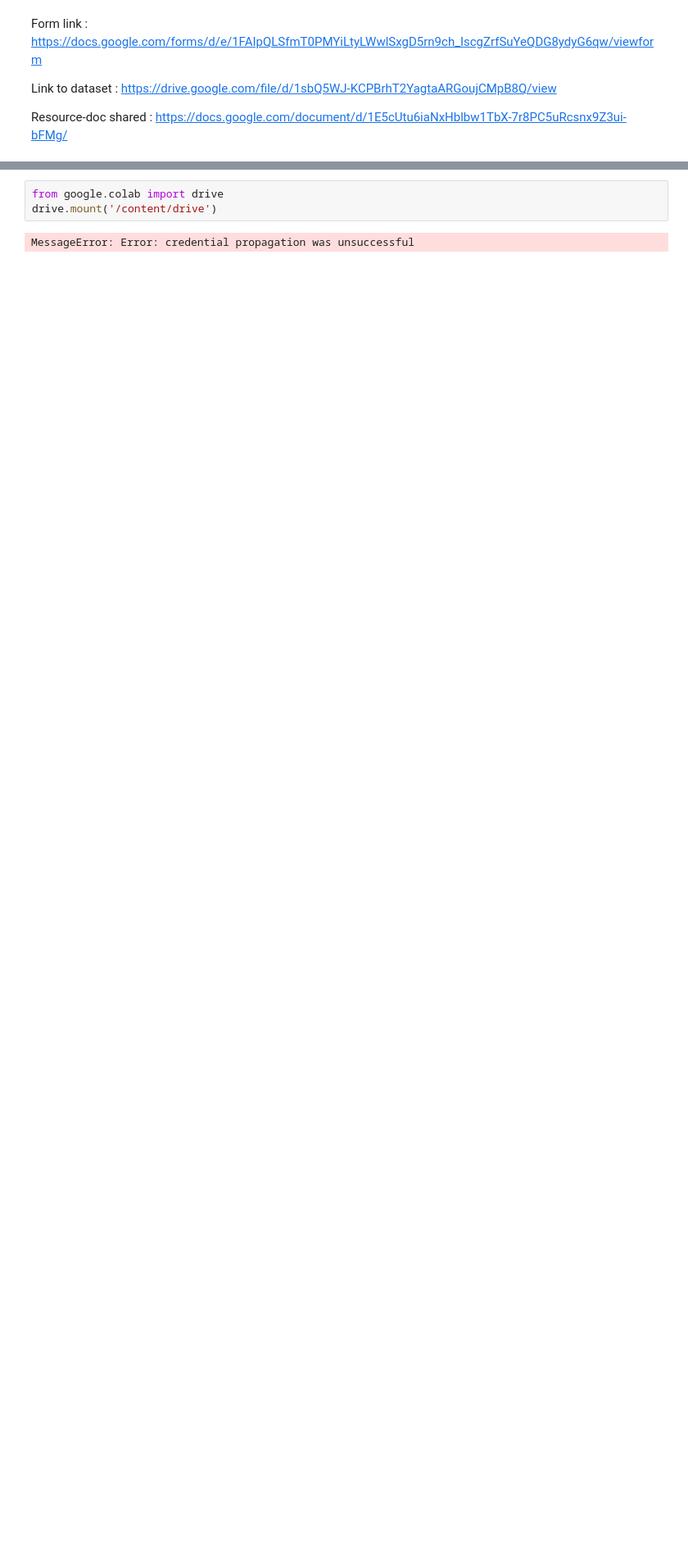
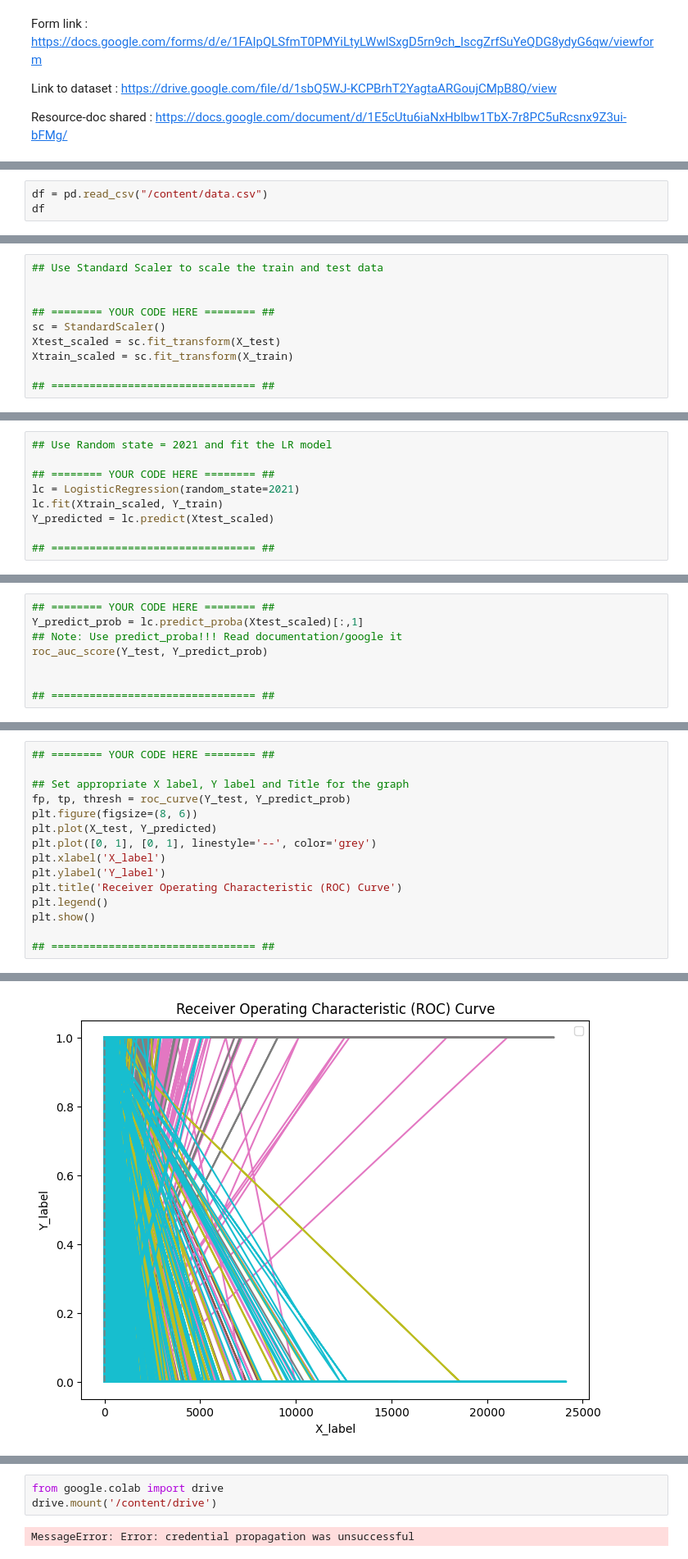
Before and after one commit to bsoc-bitbyte/Summer_of_ML, a Jupyter notebook: SoM-2024/Week 3/23BCS155/Graded Assignment/Copy_of_W3.ipynb, the cells around one changed output, grey strips where cells are left out. Shown at 82% size. Cells and saved outputs as stored; diff of their text form; blank space fills up the shorter version.

```diff
--- a/SoM-2024/Week 3/23BCS155/Graded Assignment/Copy_of_W3.ipynb
+++ b/SoM-2024/Week 3/23BCS155/Graded Assignment/Copy_of_W3.ipynb
@@ -6,0 +95,3 @@ Resource-doc shared : https://docs.google.com/document/d/1E5cUtu6iaNxHblbw1TbX-7
+# %%
+df = pd.read_csv("/content/data.csv")
+df
@@ -6,0 +379,10 @@ Resource-doc shared : https://docs.google.com/document/d/1E5cUtu6iaNxHblbw1TbX-7
+# %%
+## Use Standard Scaler to scale the train and test data
+
+
+## ======== YOUR CODE HERE ======== ##
+sc = StandardScaler()
+Xtest_scaled = sc.fit_transform(X_test)
+Xtrain_scaled = sc.fit_transform(X_train)
+
+## ================================ ##
@@ -6,0 +392,9 @@ Resource-doc shared : https://docs.google.com/document/d/1E5cUtu6iaNxHblbw1TbX-7
+# %%
+## Use Random state = 2021 and fit the LR model
+
+## ======== YOUR CODE HERE ======== ##
+lc = LogisticRegression(random_state=2021)
+lc.fit(Xtrain_scaled, Y_train)
+Y_predicted = lc.predict(Xtest_scaled)
+
+## ================================ ##
@@ -6,0 +436,8 @@ Resource-doc shared : https://docs.google.com/document/d/1E5cUtu6iaNxHblbw1TbX-7
+# %%
+## ======== YOUR CODE HERE ======== ##
+Y_predict_prob = lc.predict_proba(Xtest_scaled)[:,1]
+## Note: Use predict_proba!!! Read documentation/google it
+roc_auc_score(Y_test, Y_predict_prob)
+
+
+## ================================ ##
@@ -6,0 +448,16 @@ Resource-doc shared : https://docs.google.com/document/d/1E5cUtu6iaNxHblbw1TbX-7
+# %%
+## ======== YOUR CODE HERE ======== ##
+
+## Set appropriate X label, Y label and Title for the graph
+fp, tp, thresh = roc_curve(Y_test, Y_predict_prob)
+plt.figure(figsize=(8, 6))
+plt.plot(X_test, Y_predicted)
+plt.plot([0, 1], [0, 1], linestyle='--', color='grey')
+plt.xlabel('X_label')
+plt.ylabel('Y_label')
+plt.title('Receiver Operating Characteristic (ROC) Curve')
+plt.legend()
+plt.show()
+
+## ================================ ##
+# %% [output]
@@ -6,0 +465 @@ Resource-doc shared : https://docs.google.com/document/d/1E5cUtu6iaNxHblbw1TbX-7
+[figure, added]
```
Also changed, not shown: parts of 68 cells of this notebook.
